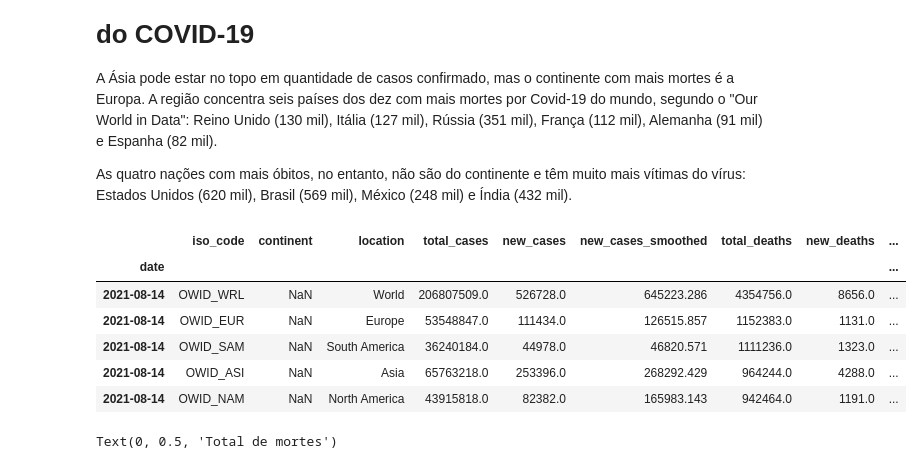
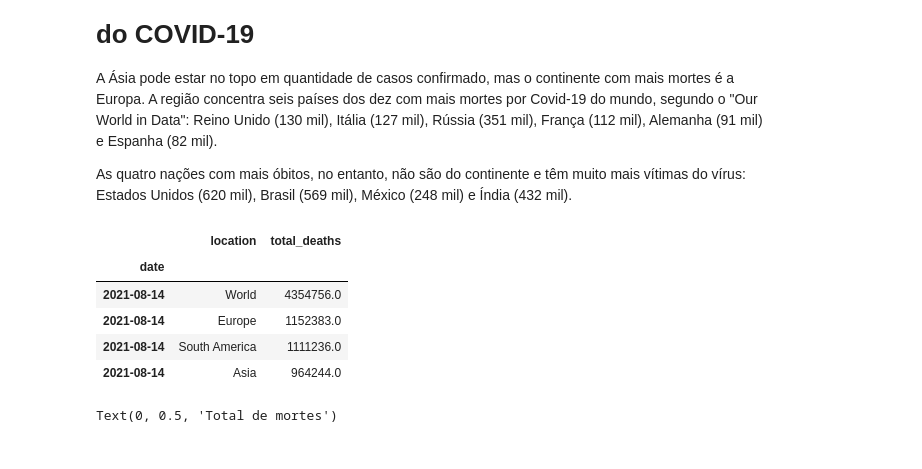
Before and after one commit to rebsfeitosa/covid19, a Jupyter notebook: Panorama_do_COVID_19_no_Brasil.ipynb, the cells around one changed output. Cells and saved outputs as stored; diff of their text form; code cells hidden in the pictures.

```diff
--- a/Panorama_do_COVID_19_no_Brasil.ipynb
+++ b/Panorama_do_COVID_19_no_Brasil.ipynb
@@ -190,15 +188,16 @@ As quatro nações com mais óbitos, no entanto, não são do continente e têm
 # %%
 # Quais locais atualmente têm mais mortes de covid-19 (14/08/2021)
 
-(df.loc['2021-08-14'].sort_values(by="total_deaths", ascending=False)).head()
+(df.loc['2021-08-14', ['location',
+                       'total_deaths']].sort_values(by="total_deaths",
+                                                    ascending=False)).head(4)
 # %% [output]
-|  | iso_code | continent | location | total_cases | new_cases | new_cases_smoothed | total_deaths | new_deaths | ... |
-| date |  |  |  |  |  |  |  |  | ... |
-| 2021-08-14 | OWID_WRL | NaN | World | 206807509.0 | 526728.0 | 645223.286 | 4354756.0 | 8656.0 | ... |
-| 2021-08-14 | OWID_EUR | NaN | Europe | 53548847.0 | 111434.0 | 126515.857 | 1152383.0 | 1131.0 | ... |
-| 2021-08-14 | OWID_SAM | NaN | South America | 36240184.0 | 44978.0 | 46820.571 | 1111236.0 | 1323.0 | ... |
-| 2021-08-14 | OWID_ASI | NaN | Asia | 65763218.0 | 253396.0 | 268292.429 | 964244.0 | 4288.0 | ... |
-| 2021-08-14 | OWID_NAM | NaN | North America | 43915818.0 | 82382.0 | 165983.143 | 942464.0 | 1191.0 | ... |
+|  | location | total_deaths |
+| date |  |  |
+| 2021-08-14 | World | 4354756.0 |
+| 2021-08-14 | Europe | 1152383.0 |
+| 2021-08-14 | South America | 1111236.0 |
+| 2021-08-14 | Asia | 964244.0 |
 # %%
 # visualizar o total de mortes por localidade
 plt.style.use('seaborn-whitegrid')
```
Also changed, not shown: parts of 8 cells of this notebook.
